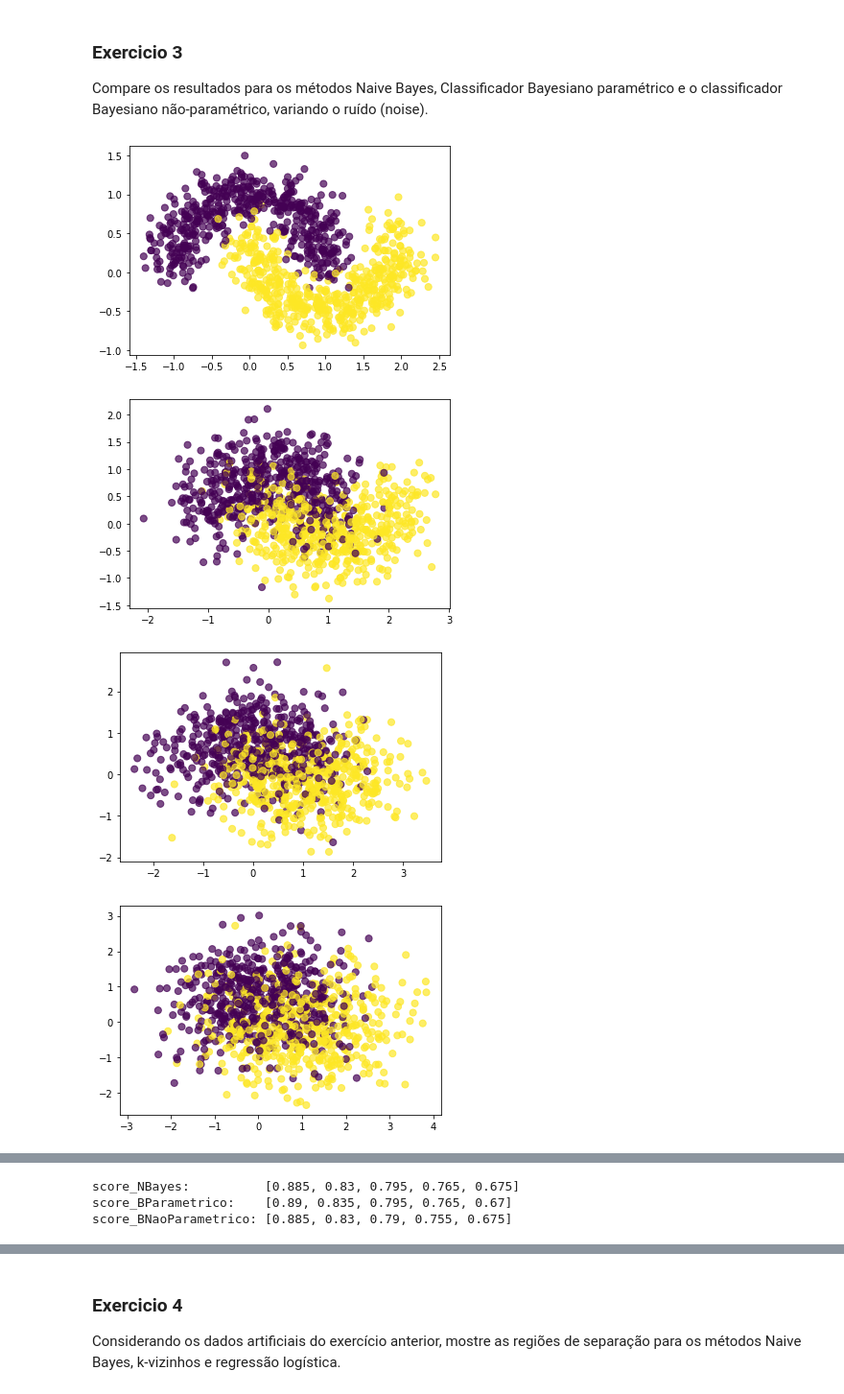
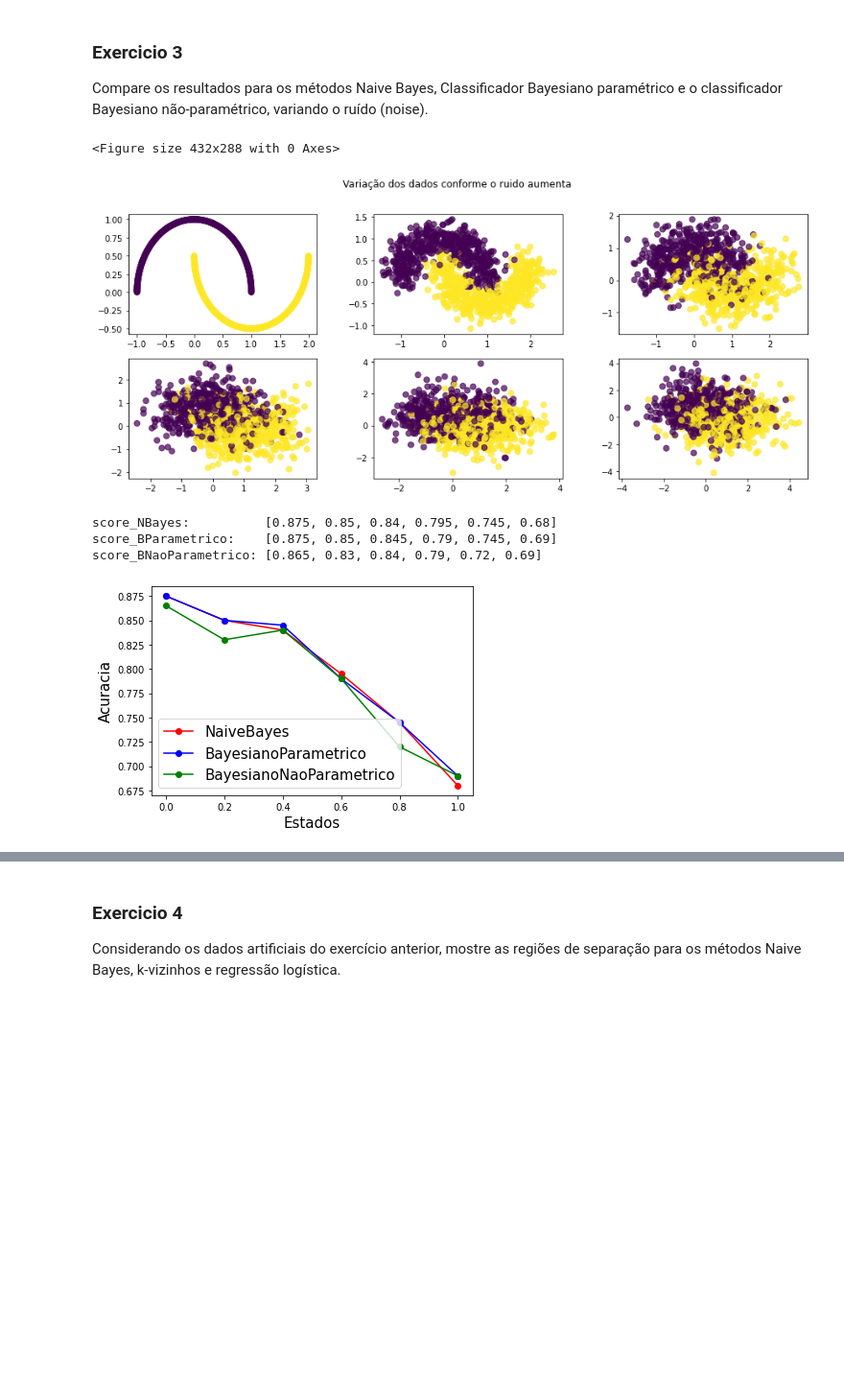
Before and after one commit to lgribeiro/exercicios_ciencia_dados_usp, a Jupyter notebook: exercicio_3a6.ipynb, the cells around one changed output, grey strips where cells are left out. Shown at 96% size. Saved outputs shown, nothing was run; the diff lists cells and outputs as text; code cells hidden in the pictures; blank space fills up the shorter version.

Commit message:
Arrumando Bugs e melhorando visual de graficos

```diff
--- a/exercicio_3a6.ipynb
+++ b/exercicio_3a6.ipynb
@@ -37,7 +37,9 @@ plt.figure(figsize=(6,4))
 
 random.seed(42)
 n_samples = 1000
-n = [0.2, 0.4, 0.6, 0.8, 1]
+n = [0.0, 0.2, 0.4, 0.6, 0.8, 1]
+tam_n = len(n)
+
 
 
 def CreatePontos(n, n_samples):
@@ -45,8 +47,9 @@ def CreatePontos(n, n_samples):
     X = data[0]
     y = data[1]
     classes = np.unique(y)
-    plt.scatter(X[:,0], X[:,1], c=y, cmap='viridis', s=50, alpha=0.7)
-    plt.show(True)
+    #plt.scatter(X[:,0], X[:,1], c=y, cmap='viridis', s=50, alpha=0.7)
+    #plt.show(True)
+
     return X, y, classes
 
 def transformer(X,y):
@@ -106,11 +109,14 @@ def BayesianoParametrico(X_train, X_test, y_train, y_test, classes):
 
 def BayesianoNaoParametrico(X_train, X_test, y_train, y_test, classes, h):
 #     print(len(X_train), len(X_test), len(y_train), len(y_test), len(classes), h)
-    for i in np.arange(0, len(classes)): # Para cada classe
-        element = tuple(np.where(y_train == classes[i])) # elementos na classe i
-        Pc[i] = len(element)/len(y_train) # Probabilidade pertencer a classe i
+# Matriz que armazena as probabilidades para cada classe
+    P = pd.DataFrame(data=np.zeros((X_train.shape[0], len(classes))), columns = classes)
+    Pc = np.zeros(len(classes)) # Armaze a fracao de elementos em cada classe
+    for i in range(0, len(classes)): # Para cada classe
+        elements = tuple(np.where(y_train == classes[i])) # elementos na classe i
         elements= elements[0]
-        Z = X_train[element,:] # Elementos no conjunto de treinamento
+        Pc[i] = len(elements)/len(y_train) # Probabilidade pertencer a classe i
+        Z = X_train[elements,:] # Elementos no conjunto de treinamento
         kde = KernelDensity(kernel='gaussian', bandwidth=h).fit(Z)
         for j in np.arange(0,X_test.shape[0]): # para cada observacao no conjunto de teste
             x = X_test[j,:]
@@ -137,37 +143,49 @@ score_BNaoParametrico = []
 h = 2
 
 # a vraivel i adiciona o ruido no dataset
+# cria o plot de graficos
+fig,asato = plt.subplots(nrows=int(tam_n/3), ncols=int(tam_n/2), figsize=(15,6))
+fig.suptitle('Variação dos dados conforme o ruido aumenta')
 for i in n:
+
+
 
     # cria o dataset
     X, y, classes = CreatePontos(i, n_samples)
+    posicao = n.index(i)
+    asato[posicao//(int(tam_n/2)), posicao%(int(tam_n/2))].scatter(X[:,0], X[:,1], c=y, cmap='viridis', s=50, alpha=0.7)
 
     #normaliza usando StandardScaler
     X_train, X_test, y_train, y_test = transformer(X , y)
 
     #treian o modelo e coleta as metrica de acuracia
     score_NBayes.append(NBayes(X_train, X_test, y_train, y_test))
     score_BParametrico.append(BayesianoParametrico(X_train, X_test, y_train, y_test, classes))
     score_BNaoParametrico.append(BayesianoNaoParametrico(X_train, X_test, y_train, y_test, classes, h))
+#termina de criar o plot
+plt.subplots_adjust(wspace=0.3)
+plt.show(True)
 print("score_NBayes:         ",score_NBayes, "\nscore_BParametrico:   " ,score_BParametrico , "\nscore_BNaoParametrico:" ,score_BNaoParametrico)
 
 
 
 # NaiveBayes
 plt.plot(n, score_NBayes, 'ro-', label = 'NaiveBayes')
 plt.xlabel('Estados', fontsize = 15)
 plt.ylabel('Acuracia',fontsize = 15)
 
 # BayesianoParametrico
 plt.plot(n, score_BParametrico, 'bo-',label='BayesianoParametrico')
 
 # BayesianoParametrico
 plt.plot(n, score_BNaoParametrico, 'go-',label='BayesianoNaoParametrico')
 
 plt.legend(fontsize = 15)
 plt.show(True)
 # %% [output]
+<Figure size 432x288 with 0 Axes>
-[figure, old version]
+[figure, new version]
+score_NBayes:          [0.875, 0.85, 0.84, 0.795, 0.745, 0.68]
+score_BParametrico:    [0.875, 0.85, 0.845, 0.79, 0.745, 0.69]
+score_BNaoParametrico: [0.865, 0.83, 0.84, 0.79, 0.72, 0.69]
-[figure, old version]
+[figure, new version]
-[figure, removed]
-[figure, removed]
@@ -175,3 +191,0 @@ plt.show(True)
-score_NBayes:          [0.885, 0.83, 0.795, 0.765, 0.675]
-score_BParametrico:    [0.89, 0.835, 0.795, 0.765, 0.67]
-score_BNaoParametrico: [0.885, 0.83, 0.79, 0.755, 0.675]
```
Also changed, not shown: parts of 1 cell of this notebook.
